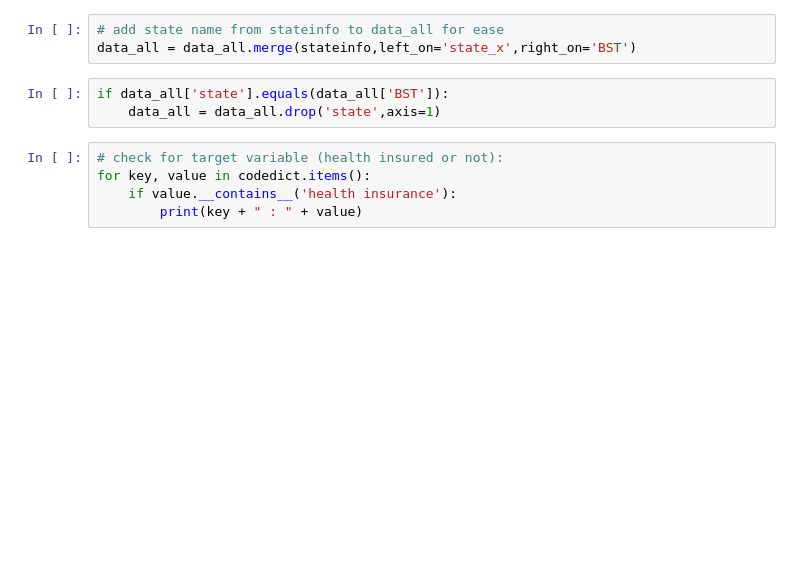
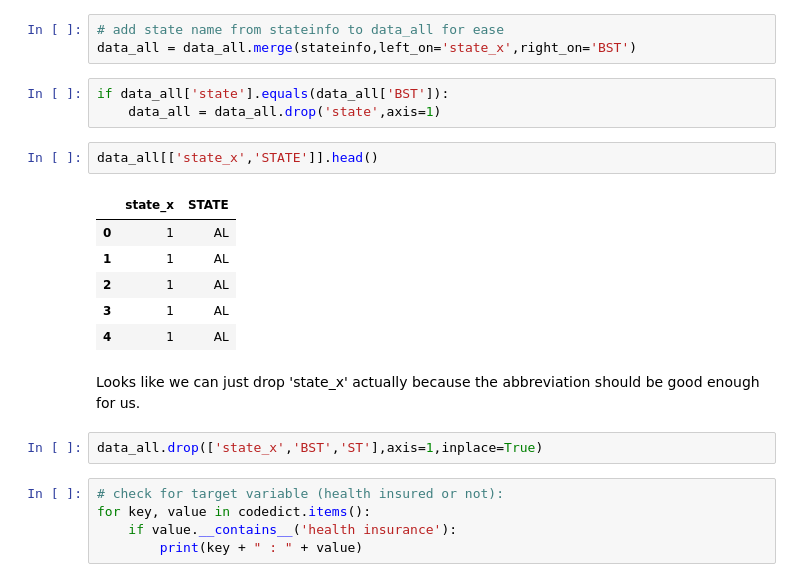
Before and after one commit to kadougherty/census_healthinsurance, a Jupyter notebook: census_healthinsurance_datawrangling.ipynb, the cells around one changed output. Saved outputs shown, nothing was run; the diff lists cells and outputs as text; blank space fills up the shorter version.

```diff
--- a/census_healthinsurance_datawrangling.ipynb
+++ b/census_healthinsurance_datawrangling.ipynb
@@ -200,6 +200,19 @@ data_all = data_all.merge(stateinfo,left_on='state_x',right_on='BST')
 # %%
 if data_all['state'].equals(data_all['BST']):
     data_all = data_all.drop('state',axis=1)
+# %%
+data_all[['state_x','STATE']].head()
+# %% [output]
+|  | state_x | STATE |
+| 0 | 1 | AL |
+| 1 | 1 | AL |
+| 2 | 1 | AL |
+| 3 | 1 | AL |
+| 4 | 1 | AL |
+# %% [markdown]
+Looks like we can just drop 'state_x' actually because the abbreviation should be good enough for us.
+# %%
+data_all.drop(['state_x','BST','ST'],axis=1,inplace=True)
 # %%
 # check for target variable (health insured or not):
 for key, value in codedict.items():
```
Also changed, not shown: parts of 13 cells of this notebook, 3 other files.
